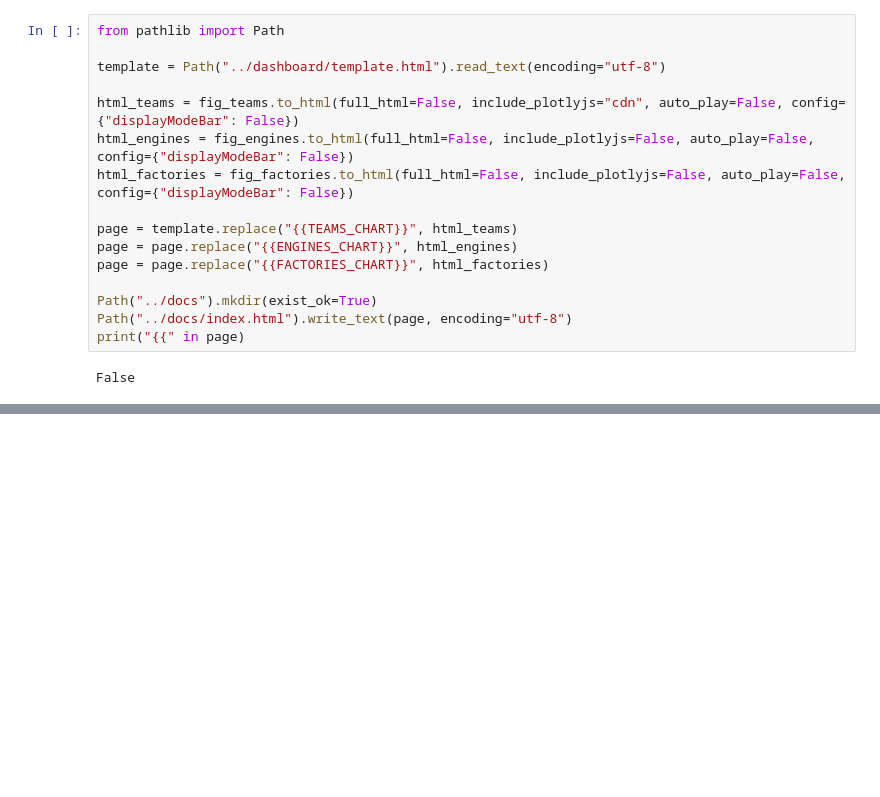
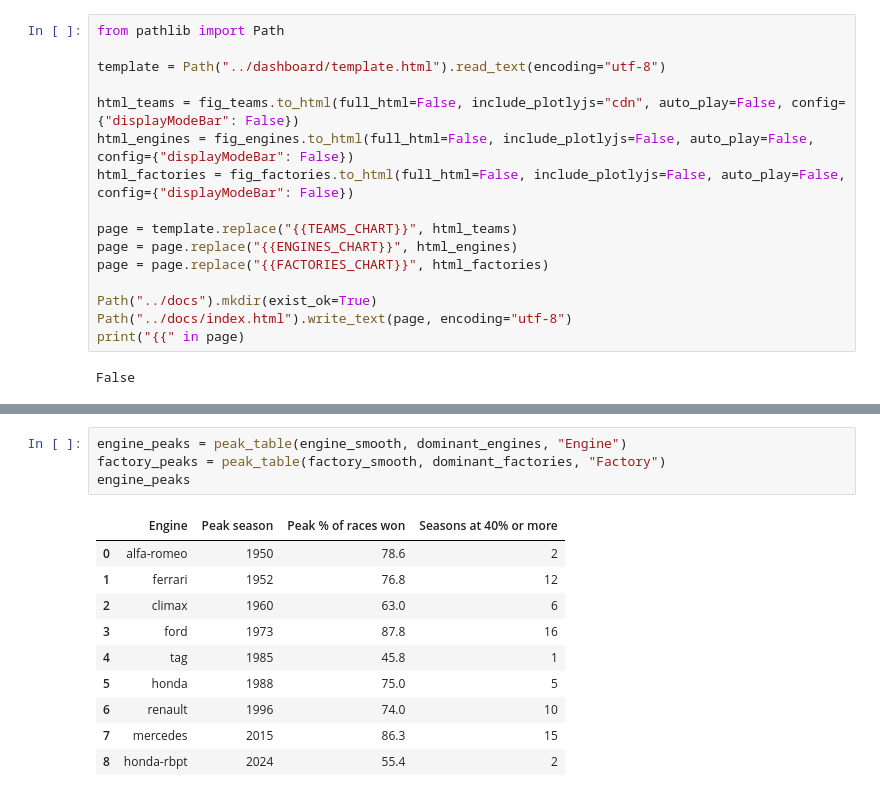
Before and after one commit to AliR-lab/f1-analytics, a Jupyter notebook: notebooks/01_dominant_teams.ipynb, the cells around one changed output, grey strips where cells are left out. Saved outputs shown, nothing was run; the diff lists cells and outputs as text; blank space fills up the shorter version.

```diff
--- a/notebooks/01_dominant_teams.ipynb
+++ b/notebooks/01_dominant_teams.ipynb
@@ -667,0 +692,15 @@ False
+# %%
+engine_peaks = peak_table(engine_smooth, dominant_engines, "Engine")
+factory_peaks = peak_table(factory_smooth, dominant_factories, "Factory")
+engine_peaks
+# %% [output]
+|  | Engine | Peak season | Peak % of races won | Seasons at 40% or more |
+| 0 | alfa-romeo | 1950 | 78.6 | 2 |
+| 1 | ferrari | 1952 | 76.8 | 12 |
+| 2 | climax | 1960 | 63.0 | 6 |
+| 3 | ford | 1973 | 87.8 | 16 |
+| 4 | tag | 1985 | 45.8 | 1 |
+| 5 | honda | 1988 | 75.0 | 5 |
+| 6 | renault | 1996 | 74.0 | 10 |
+| 7 | mercedes | 2015 | 86.3 | 15 |
+| 8 | honda-rbpt | 2024 | 55.4 | 2 |
```
Also changed, not shown: parts of 4 cells of this notebook, 2 other files.
